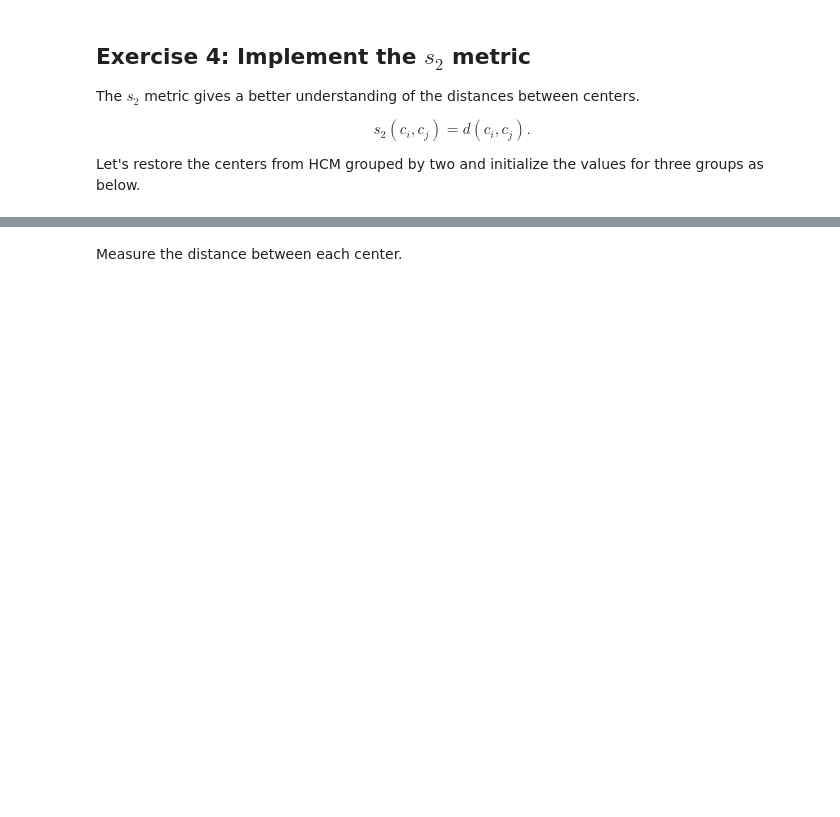
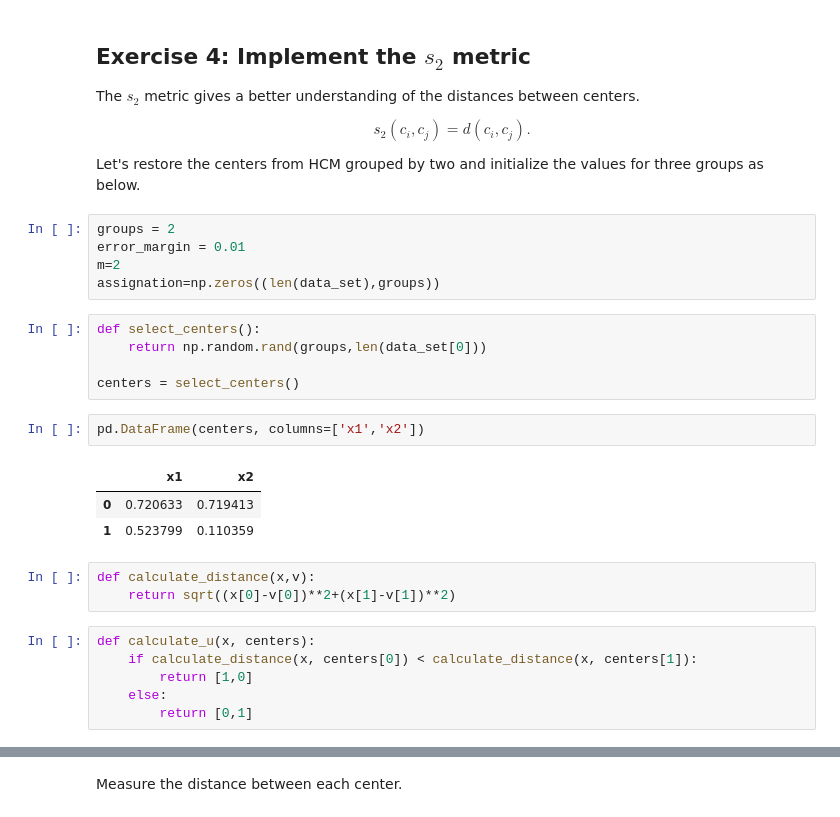
Before and after one commit to ulumulu14/machine_learning, a Jupyter notebook: excercises/clustering.ipynb, the cells around one changed output, grey strips where cells are left out. Saved outputs shown, nothing was run; the diff lists cells and outputs as text; blank space fills up the shorter version.

```diff
--- a/excercises/clustering.ipynb
+++ b/excercises/clustering.ipynb
@@ -204,3 +372,28 @@ The $s_{2}$ metric gives a better understanding of the distances between centers
 \end{equation}
 
 Let's restore the centers from HCM grouped by two and initialize the values for three groups as below.
+# %%
+groups = 2
+error_margin = 0.01
+m=2
+assignation=np.zeros((len(data_set),groups))
+# %%
+def select_centers():
+    return np.random.rand(groups,len(data_set[0]))
+
+centers = select_centers()
+# %%
+pd.DataFrame(centers, columns=['x1','x2'])
+# %% [output]
+|  | x1 | x2 |
+| 0 | 0.720633 | 0.719413 |
+| 1 | 0.523799 | 0.110359 |
+# %%
+def calculate_distance(x,v):
+    return sqrt((x[0]-v[0])**2+(x[1]-v[1])**2)
+# %%
+def calculate_u(x, centers):
+    if calculate_distance(x, centers[0]) < calculate_distance(x, centers[1]):
+        return [1,0]
+    else:
+        return [0,1]
```
Also changed, not shown: parts of 32 cells of this notebook, 1 other file.
